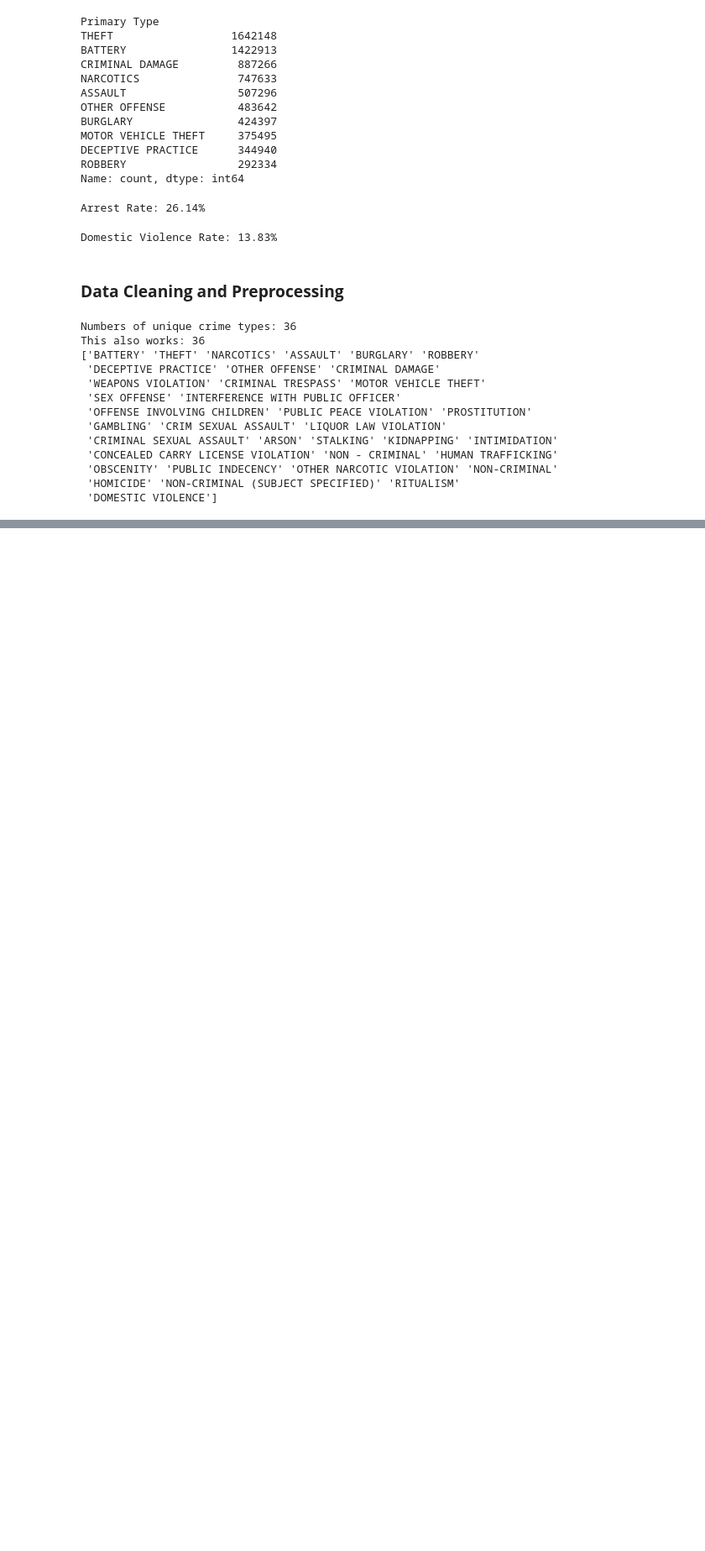
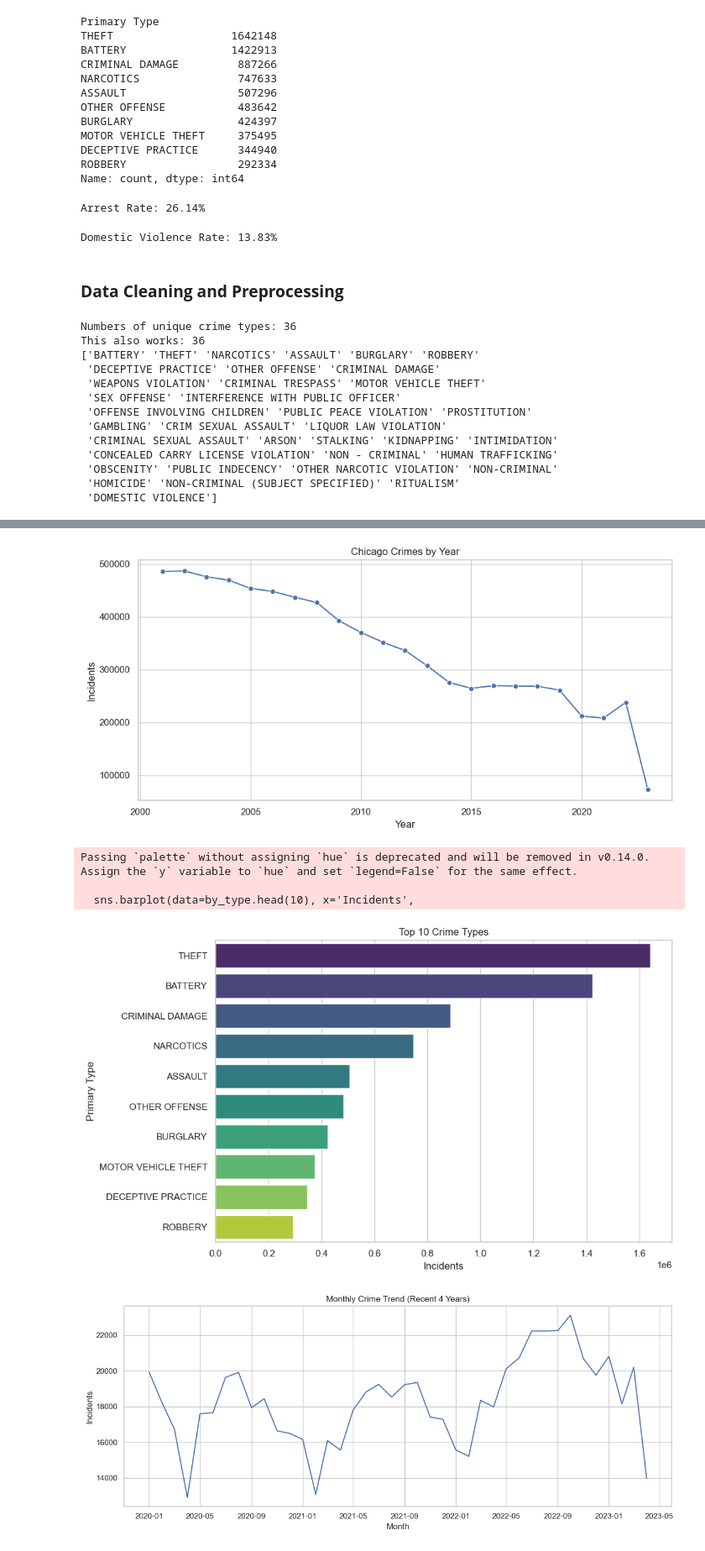
Before and after one commit to olatocode/my_task, a Jupyter notebook: week_8/task_19.ipynb, the cells around one changed output, grey strips where cells are left out. Shown at 84% size. Saved outputs shown, nothing was run; the diff lists cells and outputs as text; code cells hidden in the pictures; blank space fills up the shorter version.

```diff
--- a/week_8/task_19.ipynb
+++ b/week_8/task_19.ipynb
@@ -72,6 +73,13 @@ df.describe(include='all')
 | 75% | 1.013113e+07 | NaN | NaN | NaN | NaN | NaN | NaN | NaN | ... |
 | max | 1.305643e+07 | NaN | NaN | NaN | NaN | NaN | NaN | NaN | ... |
 11 rows × 22 columns
+# %%
+# Copy to avoid SettingWithCopy
+crime = df.copy()
+# %%
+# Parse Date and Updated On to datetime
+crime['Date'] = pd.to_datetime(crime['Date'], errors='coerce')
+crime['Updated On'] = pd.to_datetime(crime['Updated On'], errors='coerce')
 # %% [markdown]
 **Analyzing missing data**
 # %%
@@ -200,3 +208,64 @@ This also works: 36
  'OBSCENITY' 'PUBLIC INDECENCY' 'OTHER NARCOTIC VIOLATION' 'NON-CRIMINAL'
  'HOMICIDE' 'NON-CRIMINAL (SUBJECT SPECIFIED)' 'RITUALISM'
  'DOMESTIC VIOLENCE']
+# %%
+# Step 5: EDA & Data Wrangling - create grouped summaries and simple stats; also prep a few visualizations
+
+sns.set(style='whitegrid')
+
+# Ensure 'Date' is datetime
+crime['Date'] = pd.to_datetime(crime['Date'], errors='coerce')
+
+# Create time features
+crime['Year'] = crime['Date'].dt.year
+crime['Month'] = crime['Date'].dt.to_period('M').dt.to_timestamp()
+crime['Hour'] = crime['Date'].dt.hour
+
+# Aggregations
+by_year = crime.groupby('Year').size().reset_index(name='Incidents')
+by_type = crime['Primary Type'].value_counts().reset_index()
+by_type.columns = ['Primary Type', 'Incidents']
+by_month_recent = crime[crime['Year'] >= (
+    crime['Year'].max()-3)].groupby('Month').size().reset_index(name='Incidents')
+by_arrest_rate = crime.groupby('Primary Type')['Arrest'].mean(
+).sort_values(ascending=False).reset_index()
+by_domestic_rate = crime.groupby('Primary Type')['Domestic'].mean(
+).sort_values(ascending=False).reset_index()
+
+print(by_year.head())
+print(by_type.head())
+print(by_arrest_rate.head())
+print('EDA_WRANGLING_COMPLETE')
+
+# Visual 1: Incidents by year
+plt.figure(figsize=(10, 5))
+sns.lineplot(data=by_year.sort_values('Year'),
+             x='Year', y='Incidents', marker='o')
+plt.title('Chicago Crimes by Year')
+plt.xlabel('Year')
+plt.ylabel('Incidents')
+plt.tight_layout()
+plt.show()
+
+# Visual 2: Top 10 crime types
+plt.figure(figsize=(10, 6))
+sns.barplot(data=by_type.head(10), x='Incidents',
+            y='Primary Type', palette='viridis')
+plt.title('Top 10 Crime Types')
+plt.xlabel('Incidents')
+plt.ylabel('Primary Type')
+plt.tight_layout()
+plt.show()
+
+# Visual 3: Monthly trend (last 4 years)
+plt.figure(figsize=(12, 5))
+sns.lineplot(data=by_month_recent.sort_values(
+    'Month'), x='Month', y='Incidents')
+plt.title('Monthly Crime Trend (Recent 4 Years)')
+plt.xlabel('Month')
+plt.ylabel('Incidents')
+plt.tight_layout()
+plt.show()
+
+print('PLOTTED_EDA')
+# %% [output]
@@ -202,0 +291,6 @@ This also works: 36
+[figure, added]
+Passing `palette` without assigning `hue` is deprecated and will be removed in v0.14.0. Assign the `y` variable to `hue` and set `legend=False` for the same effect.
+
+  sns.barplot(data=by_type.head(10), x='Incidents',
+[figure, added]
+[figure, added]
```
Also changed, not shown: parts of 2 cells of this notebook.
